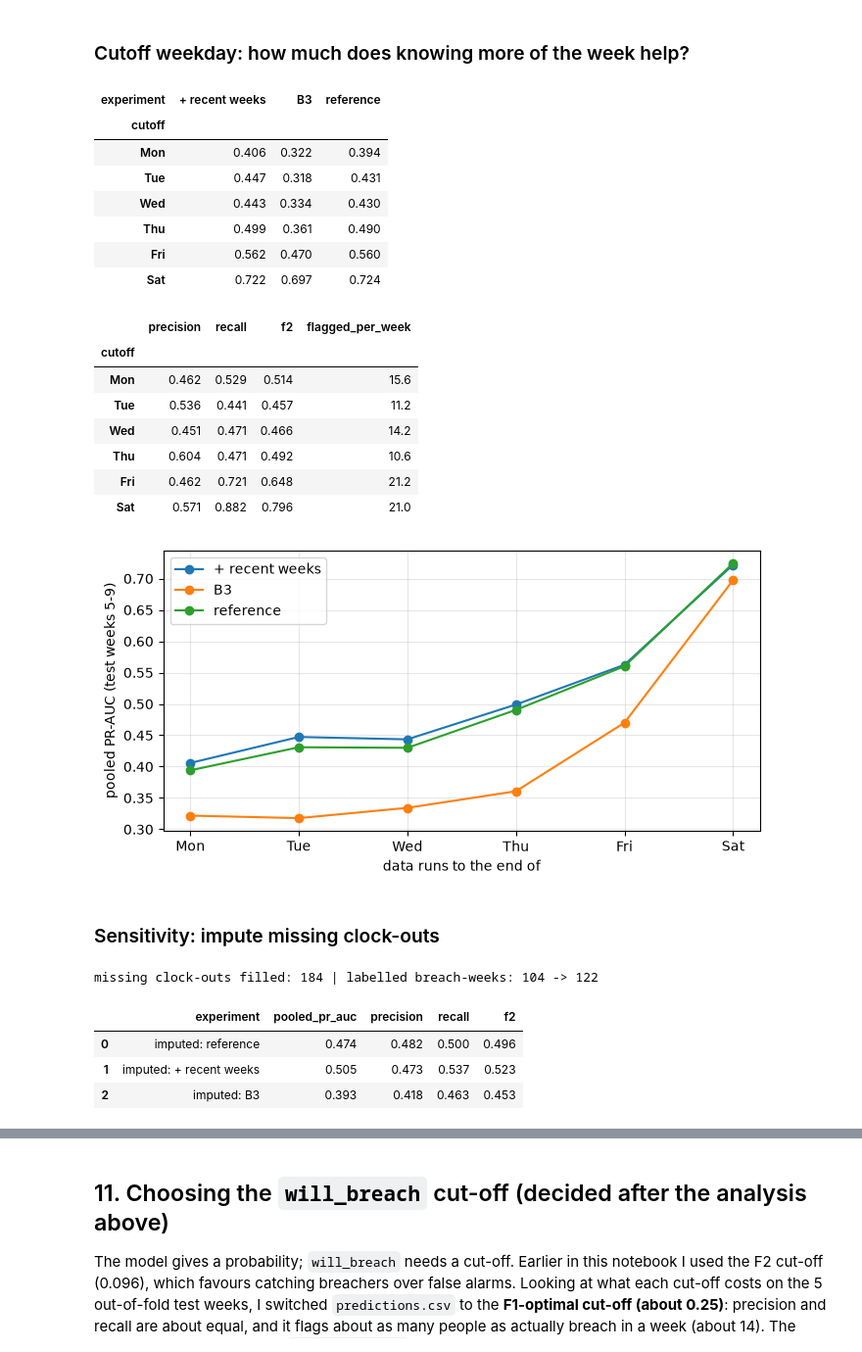
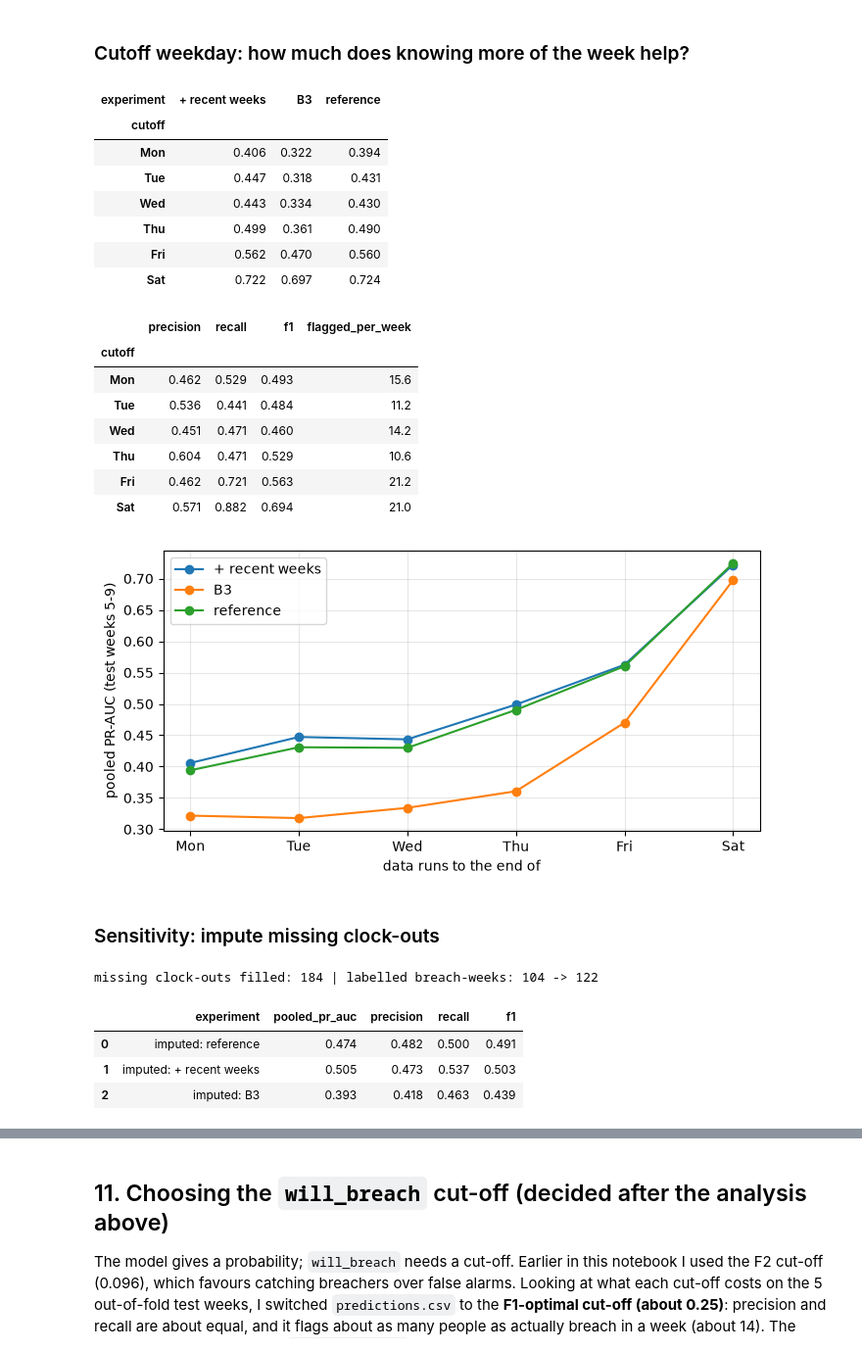
Before and after one commit to MistryDev09/JemTechnical, a Jupyter notebook: notebooks/data_modeling.ipynb, the cells around one changed output, grey strips where cells are left out. Shown at 98% size. Saved outputs shown, nothing was run; the diff lists cells and outputs as text; code cells hidden in the pictures.

```diff
--- a/notebooks/data_modeling.ipynb
+++ b/notebooks/data_modeling.ipynb
@@ -861,10 +861,10 @@ def two_stage(tbl, feats, test_idx, alpha=10.0):
 
 def summarise(name, o, ref=None, n_boot=300, seed=0):
     thr = best_threshold(o.breach, o.score)
-    f2, p, r = f2_at(o.breach.values, (o.score.values >= thr).astype(int))
+    f1, p, r = f_at(o.breach.values, (o.score.values >= thr).astype(int), 1.0)      # precision and recall at this variant's own F1-optimal cut-off
     per = [_ap(g.breach, g.score) for _, g in o.groupby("fold")]
     row = dict(experiment=name, pooled_pr_auc=_ap(o.breach, o.score), brier=brier_score_loss(o.breach, o.score.clip(0, 1)),
-               precision=p, recall=r, f2=f2, flagged_per_week=(o.score >= thr).sum() / o.fold.nunique())
+               precision=p, recall=r, f1=f1, flagged_per_week=(o.score >= thr).sum() / o.fold.nunique())
     if ref is not None:
         rper = [_ap(g.breach, g.score) for _, g in ref.groupby("fold")]
         row["folds_won_vs_ref"] = sum(a > b for a, b in zip(per, rper))
@@ -932,38 +932,38 @@ results.round(3)
 # %%
 import matplotlib.pyplot as plt
 days = ["Mon", "Tue", "Wed", "Thu", "Fri", "Sat"]
 rows = []
 for off in range(6):
     tt = add_features(build_table(seg, persons, weeks, off, night), seg, off)
     for name, o in [("reference", rolling_cv(tt, weeks, BASE_FEATS, TEST)),
                     ("+ recent weeks", rolling_cv(tt, weeks, BASE_FEATS + RECENT, TEST)),
                     ("B3", baseline_oof(tt, weeks, "B3", TEST))]:
         r = summarise(name, o); r["cutoff"] = days[off]; rows.append(r)
 curve = pd.DataFrame(rows)
 display(curve.pivot(index="cutoff", columns="experiment", values="pooled_pr_auc").loc[days].round(3))
-display(curve[curve.experiment == "reference"].set_index("cutoff").loc[days, ["precision", "recall", "f2", "flagged_per_week"]].round(3))
+display(curve[curve.experiment == "reference"].set_index("cutoff").loc[days, ["precision", "recall", "f1", "flagged_per_week"]].round(3))
 fig, ax = plt.subplots(figsize=(7, 3.6))
 for name, g in curve.groupby("experiment"):
     ax.plot(days, g.set_index("cutoff").loc[days, "pooled_pr_auc"], marker="o", label=name)
 ax.set_ylabel("pooled PR-AUC (test weeks 5-9)"); ax.set_xlabel("data runs to the end of"); ax.legend(); ax.grid(alpha=.3)
 plt.tight_layout(); plt.show()
 # %% [output]
 | experiment | + recent weeks | B3 | reference |
 | cutoff |  |  |  |
 | Mon | 0.406 | 0.322 | 0.394 |
 | Tue | 0.447 | 0.318 | 0.431 |
 | Wed | 0.443 | 0.334 | 0.430 |
 | Thu | 0.499 | 0.361 | 0.490 |
 | Fri | 0.562 | 0.470 | 0.560 |
 | Sat | 0.722 | 0.697 | 0.724 |
-|  | precision | recall | f2 | flagged_per_week |
+|  | precision | recall | f1 | flagged_per_week |
 | cutoff |  |  |  |  |
-| Mon | 0.462 | 0.529 | 0.514 | 15.6 |
-| Tue | 0.536 | 0.441 | 0.457 | 11.2 |
-| Wed | 0.451 | 0.471 | 0.466 | 14.2 |
-| Thu | 0.604 | 0.471 | 0.492 | 10.6 |
-| Fri | 0.462 | 0.721 | 0.648 | 21.2 |
-| Sat | 0.571 | 0.882 | 0.796 | 21.0 |
+| Mon | 0.462 | 0.529 | 0.493 | 15.6 |
+| Tue | 0.536 | 0.441 | 0.484 | 11.2 |
+| Wed | 0.451 | 0.471 | 0.460 | 14.2 |
+| Thu | 0.604 | 0.471 | 0.529 | 10.6 |
+| Fri | 0.462 | 0.721 | 0.563 | 21.2 |
+| Sat | 0.571 | 0.882 | 0.694 | 21.0 |
 [figure]
 # %% [markdown]
 ### Sensitivity: impute missing clock-outs
@@ -987,13 +987,13 @@ print("missing clock-outs filled:", int(miss.sum()), "| labelled breach-weeks:",
 pd.DataFrame([summarise("imputed: reference", rolling_cv(t2, weeks, BASE_FEATS, TEST)),
               summarise("imputed: + recent weeks", rolling_cv(t2, weeks, BASE_FEATS + RECENT, TEST)),
               summarise("imputed: B3", baseline_oof(t2, weeks, "B3", TEST))])[
-    ["experiment", "pooled_pr_auc", "precision", "recall", "f2"]].round(3)
+    ["experiment", "pooled_pr_auc", "precision", "recall", "f1"]].round(3)
 # %% [output]
 missing clock-outs filled: 184 | labelled breach-weeks: 104 -> 122
-|  | experiment | pooled_pr_auc | precision | recall | f2 |
-| 0 | imputed: reference | 0.474 | 0.482 | 0.500 | 0.496 |
-| 1 | imputed: + recent weeks | 0.505 | 0.473 | 0.537 | 0.523 |
-| 2 | imputed: B3 | 0.393 | 0.418 | 0.463 | 0.453 |
+|  | experiment | pooled_pr_auc | precision | recall | f1 |
+| 0 | imputed: reference | 0.474 | 0.482 | 0.500 | 0.491 |
+| 1 | imputed: + recent weeks | 0.505 | 0.473 | 0.537 | 0.503 |
+| 2 | imputed: B3 | 0.393 | 0.418 | 0.463 | 0.439 |
 # %% [markdown]
 ### Reading the experiments
 **Result: nothing clearly beats the current model.** The best variant adds about 0.01 PR-AUC, which is inside the noise.
```
Also changed, not shown: parts of 4 cells of this notebook, 1 other file.
